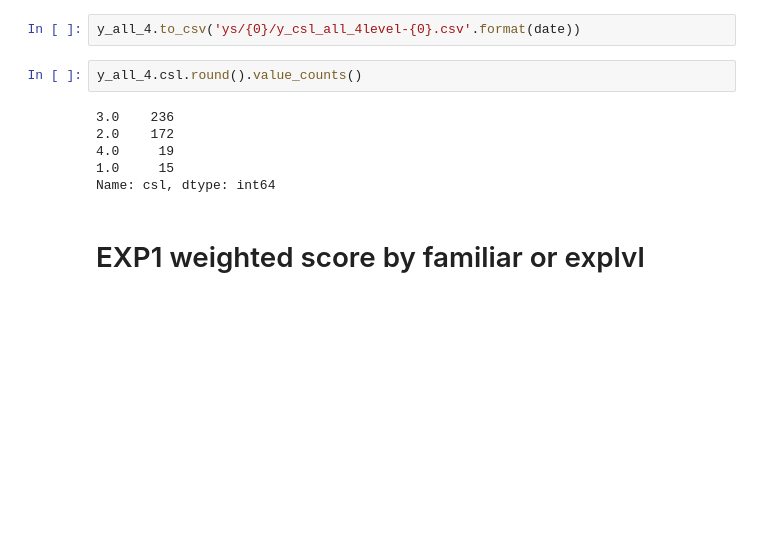
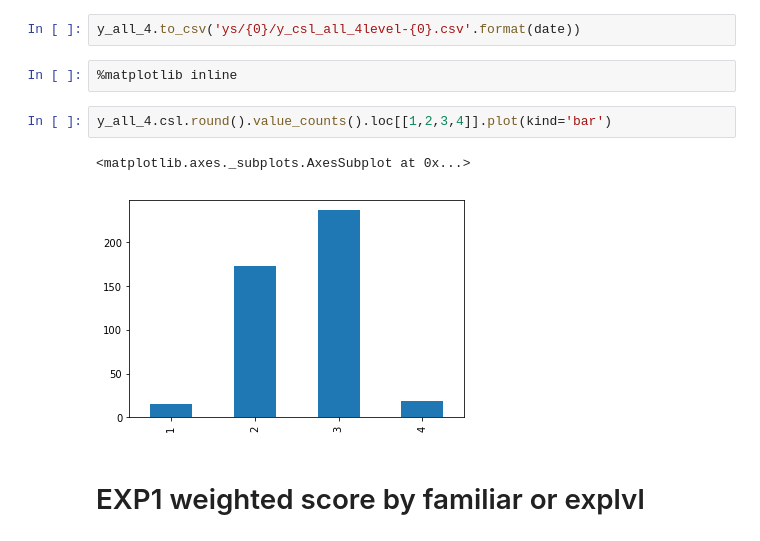
Before and after one commit to JHWu92/Cycling_safety, a Jupyter notebook: rating_platform/Y for ml under various condition.ipynb, the cells around one changed output. Drawn from its saved outputs; the diff is of its cells as text; blank space fills up the shorter version.

Commit message:
plots of different Ys

```diff
--- a/rating_platform/Y for ml under various condition.ipynb
+++ b/rating_platform/Y for ml under various condition.ipynb
@@ -34,14 +39,13 @@ y_all_3.to_csv('ys/{0}/y_csl_all_3level-{0}.csv'.format(date))
 y_all_4 = (y_all-1)/(5-1) * (4-1) + 1
 # %%
 y_all_4.to_csv('ys/{0}/y_csl_all_4level-{0}.csv'.format(date))
+# %%
+%matplotlib inline
 # %%
-y_all_4.csl.round().value_counts()
+y_all_4.csl.round().value_counts().loc[[1,2,3,4]].plot(kind='bar')
 # %% [output]
-3.0    236
-2.0    172
-4.0     19
-1.0     15
-Name: csl, dtype: int64
+<matplotlib.axes._subplots.AxesSubplot at 0x...>
+[figure, added]
 # %% [markdown]
 # EXP1 weighted score by familiar or explvl
 # %%
```
Also changed, not shown: parts of 8 cells of this notebook, 9 other files.
